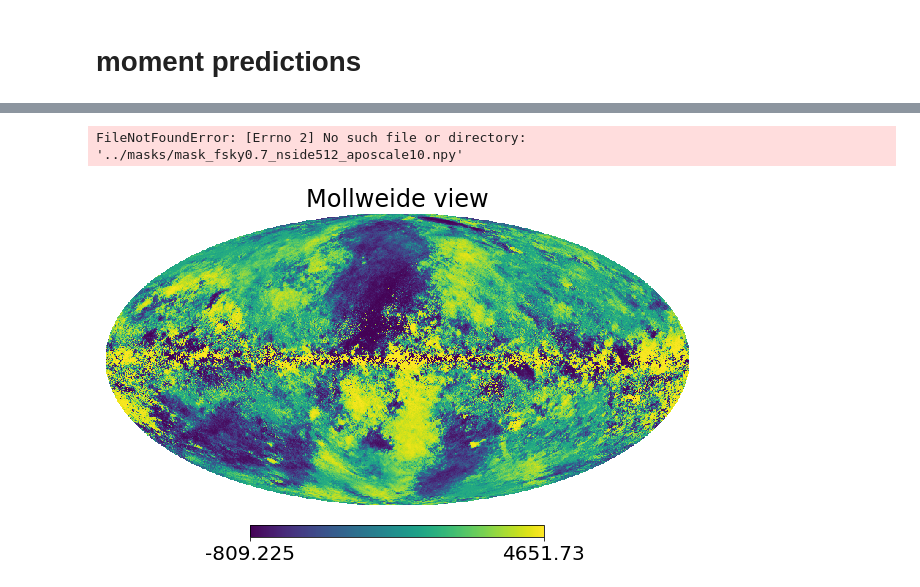
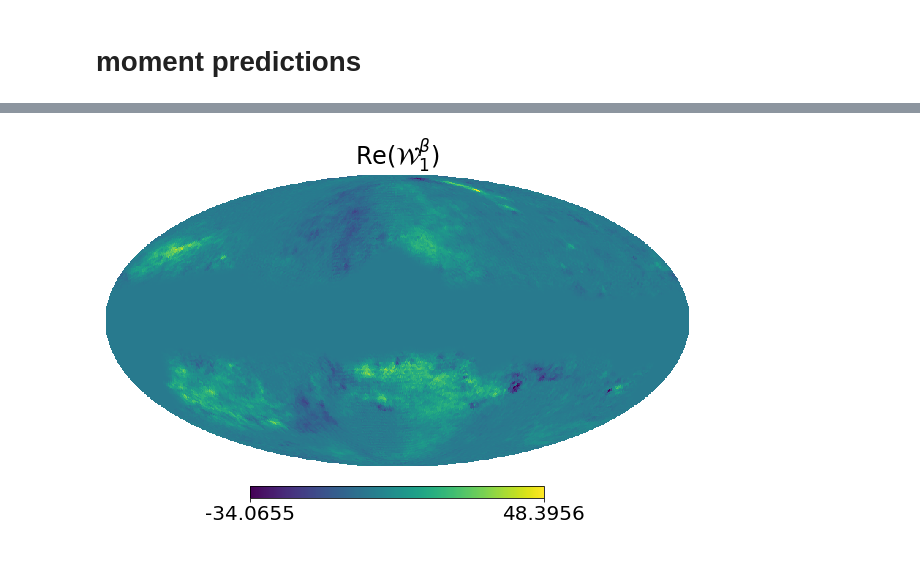
Before and after one commit to LeoVacher/moments-crosscell, a Jupyter notebook: notebook-plots/Compute-analytical-moments.ipynb, the cells around one changed output, grey strips where cells are left out. Saved outputs shown, nothing was run; the diff lists cells and outputs as text; code cells hidden in the pictures; blank space fills up the shorter version.

```diff
--- a/notebook-plots/Compute-analytical-moments.ipynb
+++ b/notebook-plots/Compute-analytical-moments.ipynb
@@ -78,25 +61,27 @@ def compute_mommaps(nside,model,betabar, tempbar, betamap,tempmap,maxborder=3,ma
 
 dusttype=10
 instr= 'LiteBIRD'
-nside=512
+nside=64
 scale=10
 fsky=0.7
+Nlbin = 10
+lmax = nside*3-1
 mask = hp.read_map("../masks/mask_fsky%s_nside%s_aposcale%s.npy"%(fsky,nside,scale))
+b = nmt.bins.NmtBin(nside=nside,lmax=lmax,nlb=Nlbin)
+leff = b.get_effective_ells()
 
 if instr=='Planck':
     freq=np.array([100,143,217,353])
 if instr=='LiteBIRD':
     freq=np.array([ 40.,  50.,  60.,  68.,  78.,  89., 100., 119., 140., 166., 195.,235., 280., 337., 402.])
 
-sky = pysm3.Sky(nside=nside, preset_strings=['d%s'%dusttype])
+sky = pysm3.Sky(nside=512, preset_strings=['d%s'%dusttype])
 dust = sky.components[0]
 betamap =dust.mbb_index.value
 tempmap=dust.mbb_temperature.value
 nu0=dust.freq_ref_P.value
 skyref = sky.get_emission(nu0 * u.GHz).to(u.uK_CMB, equivalencies=u.cmb_equivalencies(nu0*u.GHz)).value
 model= np.array([sky.get_emission(freq[f] * u.GHz).to(u.uK_CMB, equivalencies=u.cmb_equivalencies(freq[f]*u.GHz)).value for f in range(len(freq))])
-# %% [output]
-FileNotFoundError: [Errno 2] No such file or directory: '../masks/mask_fsky0.7_nside512_aposcale10.npy'
 # %%
 skyrefcpx=skyref[1]+1j*skyref[2]
 betabar= 1.54
@@ -106,3 +95,11 @@ mom2b = skyrefcpx*(betamap-betabar)**2
+# %%
+def getmom_downgr(mom):
+    momarr=np.array([np.zeros(hp.nside2npix(512)),mom.real,mom.imag])
+    momdg=sim.downgrade_map(momarr,nside_in=512,nside_out=nside)
+    return momdg
+def get_dl_bb_mom(map1,map2):
+    return leff*(leff+1)*compute_cross_cl(getmom_downgr(map1)[1:],getmom_downgr(map2)[1:],mask,b)[3]/2/np.pi
 # %%
+hp.mollview(getmom_downgr(mom1b)[1]*mask,title=r'${\rm Re}(\mathcal{W}_1^\beta)$')
 # %% [output]
-[figure, old version]
+[figure, new version]
```
Also changed, not shown: parts of 11 cells of this notebook.
